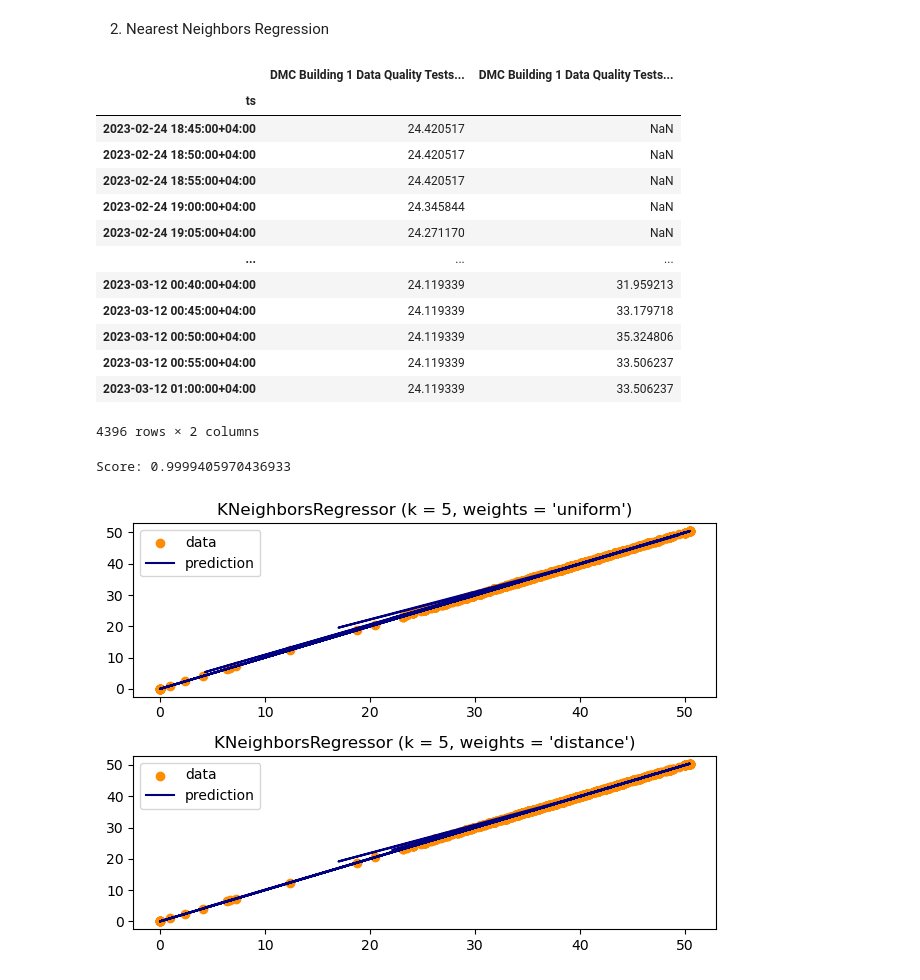
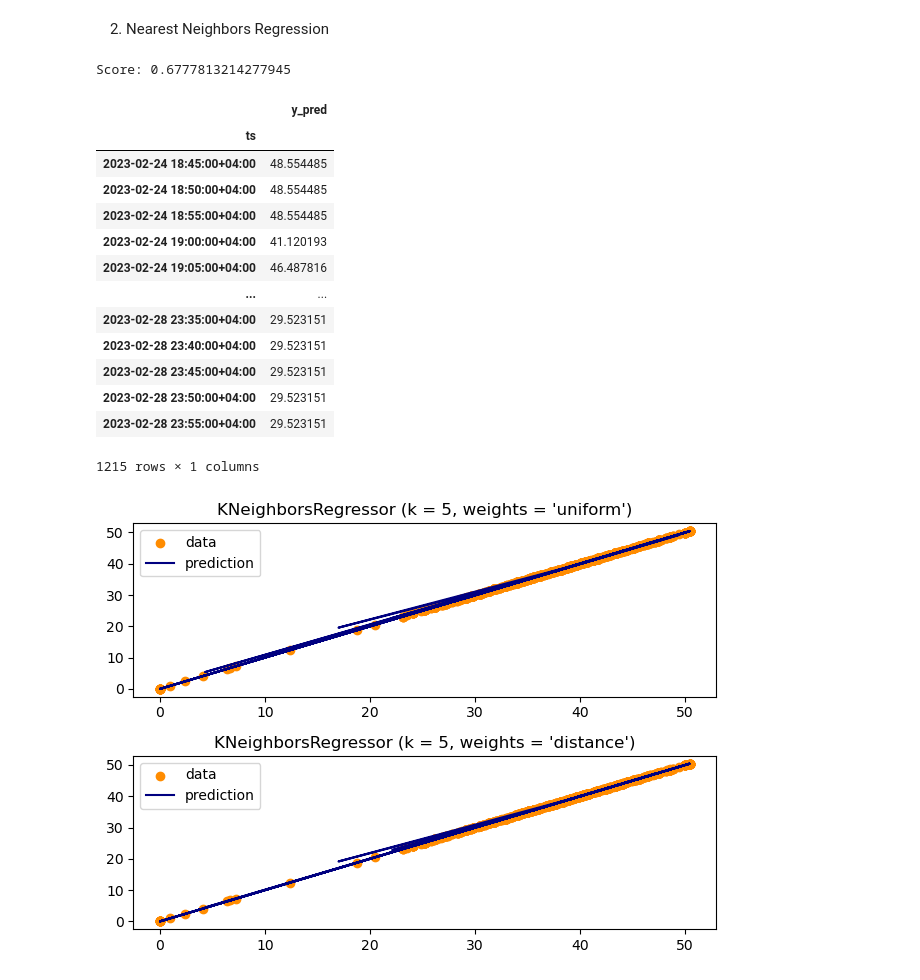
Before and after one commit to quajada/HubgradeDataCleaning, a Jupyter notebook: ChristineWorkspace.ipynb, the cells around one changed output. Cells and saved outputs as stored; diff of their text form; code cells hidden in the pictures.

```diff
--- a/ChristineWorkspace.ipynb
+++ b/ChristineWorkspace.ipynb
@@ -287,39 +287,58 @@ df_nan
 # %%
 from project.data_extraction.dummy_data_extractor import extract_dummy_data
 from sklearn.model_selection import train_test_split
 from sklearn.neighbors import KNeighborsRegressor
+import pandas as pd
 
 master_table = extract_dummy_data(r"C:\Users\ccarandang\OneDrive - Enova Facilities Management\Documents\GitHub\HubgradeDataCleaning\HubgradeDataCleaning\project\dummy_data")
+
+
 master_table = master_table.at[0,"his"]
 mt = master_table.set_index(["ts"])
+
+# Tag and filter rows with missing
 mt["status"] = mt.isna().any(axis=1)
+mt_predict = mt[mt["status"]==1]
+X_predict = mt_predict.iloc[:,0:1]
+
+# Filtered master table
+mt_train = mt.dropna()
+mt_train
 
 # Load the dataset
-X = df.iloc[:,2:]
-y = df.iloc[:,2:]
+# X = mt.iloc[:,1:-1]  Enable for SS
+# y = mt.iloc[:,0:1]   Enable for SS
+
+y = mt_train.iloc[:,1:-1]    #Custom due to sample dataset
+X = mt_train.iloc[:,0:1]     #Custom due to sample dataset
 
 # Split the dataset into training and testing sets
 X_train, X_test, y_train, y_test = train_test_split(X, y, test_size=0.2, random_state=42)
 
-# Apply KNN regression
+# # Apply KNN regression
 knn_regressor = KNeighborsRegressor(n_neighbors=3)
 knn_regressor.fit(X_train, y_train)
 predictions = knn_regressor.predict(X_test)
-
+predictions
 # Evaluate the model
 print('Score:', knn_regressor.score(X_test, y_test))
+
+predict = knn_regressor.predict(X_predict)
+df = pd.DataFrame(data=predict, index=X_predict.index, columns=['y_pred'])
+df
 # %% [output]
+Score: 0.6777813214277945
-|  | DMC Building 1 Data Quality Tests... | DMC Building 1 Data Quality Tests... |
-| ts |  |  |
-| 2023-02-24 18:45:00+04:00 | 24.420517 | NaN |
-| 2023-02-24 18:50:00+04:00 | 24.420517 | NaN |
-| 2023-02-24 18:55:00+04:00 | 24.420517 | NaN |
-| 2023-02-24 19:00:00+04:00 | 24.345844 | NaN |
-| 2023-02-24 19:05:00+04:00 | 24.271170 | NaN |
-| ... | ... | ... |
-| 2023-03-12 00:40:00+04:00 | 24.119339 | 31.959213 |
-| 2023-03-12 00:45:00+04:00 | 24.119339 | 33.179718 |
-| 2023-03-12 00:50:00+04:00 | 24.119339 | 35.324806 |
-| 2023-03-12 00:55:00+04:00 | 24.119339 | 33.506237 |
-| 2023-03-12 01:00:00+04:00 | 24.119339 | 33.506237 |
+|  | y_pred |
+| ts |  |
+| 2023-02-24 18:45:00+04:00 | 48.554485 |
+| 2023-02-24 18:50:00+04:00 | 48.554485 |
+| 2023-02-24 18:55:00+04:00 | 48.554485 |
+| 2023-02-24 19:00:00+04:00 | 41.120193 |
+| 2023-02-24 19:05:00+04:00 | 46.487816 |
+| ... | ... |
+| 2023-02-28 23:35:00+04:00 | 29.523151 |
+| 2023-02-28 23:40:00+04:00 | 29.523151 |
+| 2023-02-28 23:45:00+04:00 | 29.523151 |
+| 2023-02-28 23:50:00+04:00 | 29.523151 |
+| 2023-02-28 23:55:00+04:00 | 29.523151 |
-4396 rows × 2 columns
+1215 rows × 1 columns
@@ -352,19 +344,0 @@ print('Score:', knn_regressor.score(X_test, y_test))
-# %%
-from sklearn.model_selection import train_test_split
-
-# Load the dataset
-X = df.iloc[:,2:]
-y = df.iloc[:,2:]
-
-# Split the dataset into training and testing sets
-X_train, X_test, y_train, y_test = train_test_split(X, y, test_size=0.2, random_state=42)
-
-# Apply KNN regression
-knn_regressor = KNeighborsRegressor(n_neighbors=3)
-knn_regressor.fit(X_train, y_train)
-predictions = knn_regressor.predict(X_test)
-
-# Evaluate the model
-print('Score:', knn_regressor.score(X_test, y_test))
-# %% [output]
-Score: 0.9999405970436933
```
Also changed, not shown: parts of 2 cells of this notebook, 1 other file.
